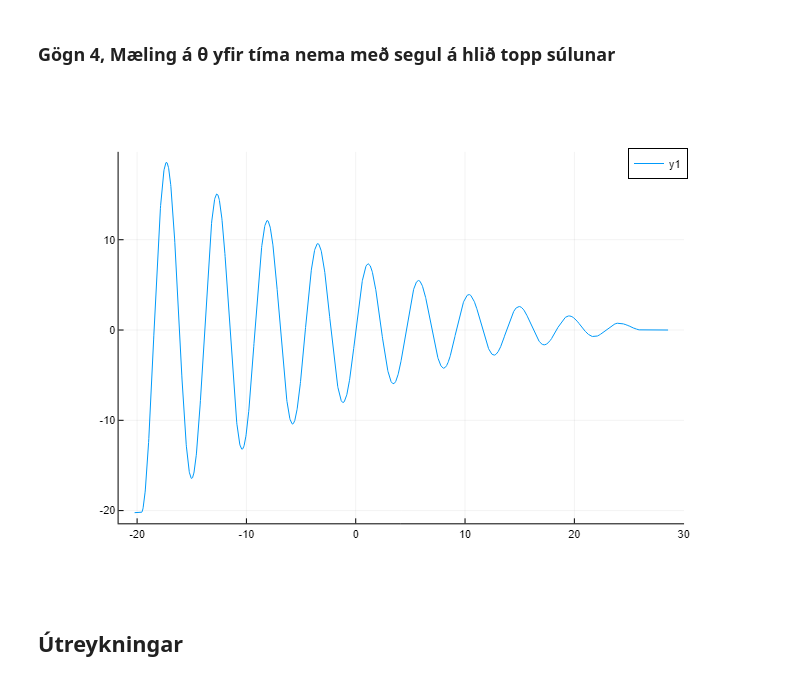
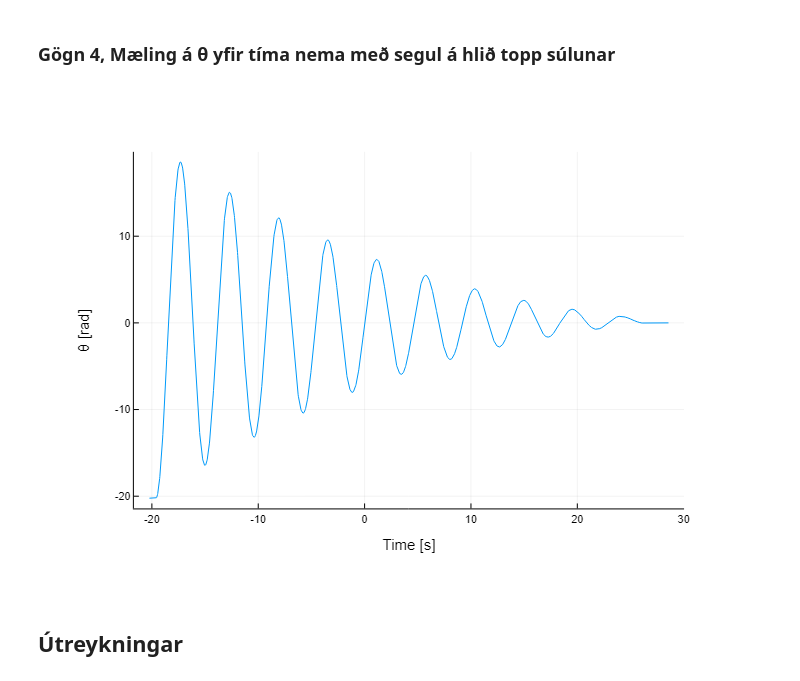
Before and after one commit to AwesomeQuest/verklegt3, a Jupyter notebook: notebook.ipynb, the cells around one changed output. Cells and saved outputs as stored; diff of their text form; code cells hidden in the pictures.

```diff
--- a/notebook.ipynb
+++ b/notebook.ipynb
@@ -64,10 +83,13 @@ plot(data3[!,1], data3[!,2])
 # %%
 data4 = CSV.read("data4.csv", DataFrame)
 data4 = data4 .- data4[end,2]
 
-plot(data4[!,1], data4[!,2])
+plot(data4[!,1], data4[!,2],
+xlabel = "Time [s]",
+ylabel = "θ [rad]",
+labels = :none)
 # %% [output]
-[figure, old version]
+[figure, new version]
 # %% [markdown]
 ## Útreykningar
 # %% [markdown]
```
Also changed, not shown: parts of 12 cells of this notebook.
